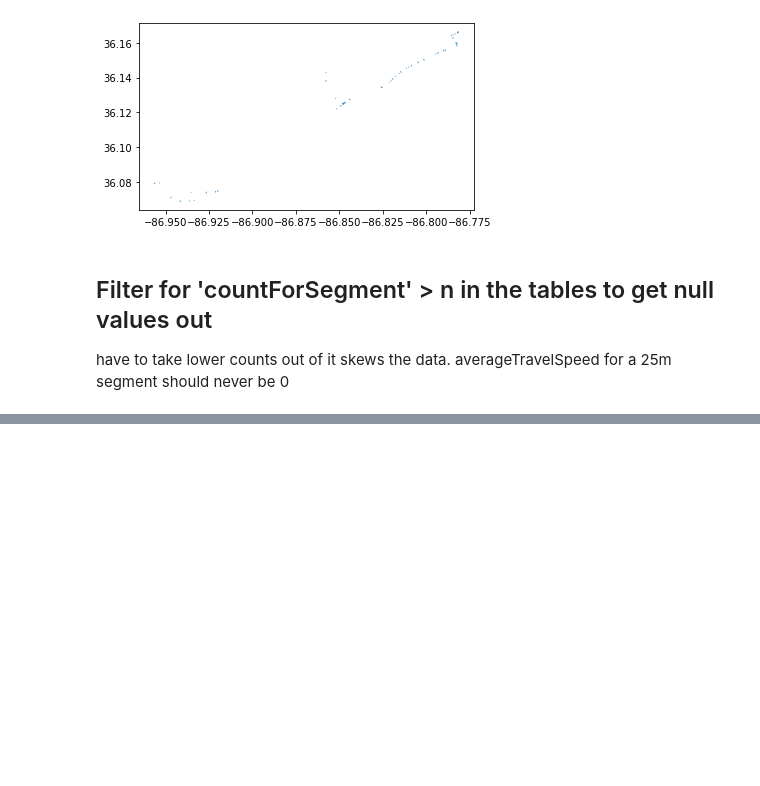
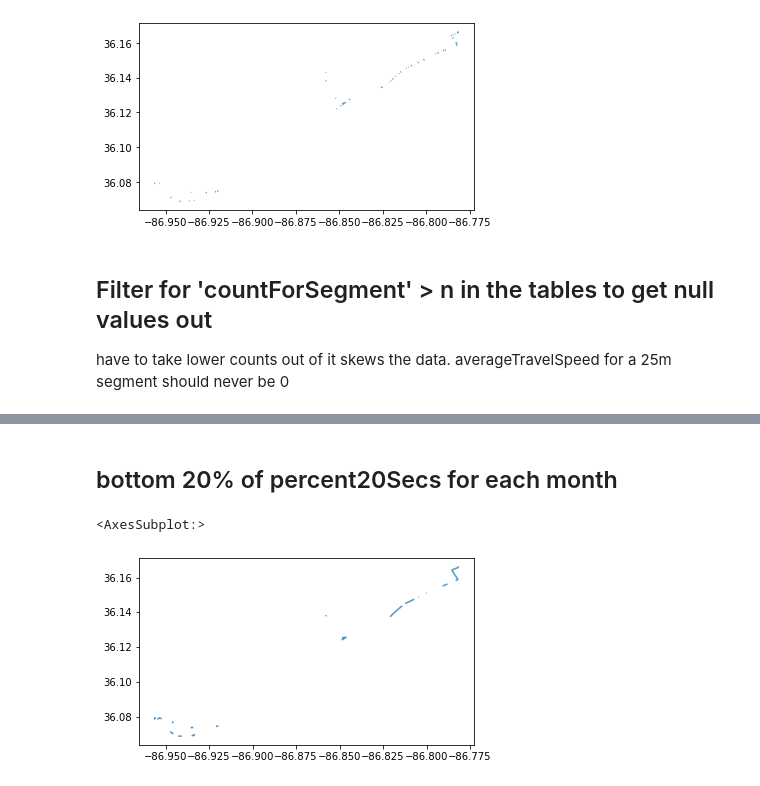
Before and after one commit to dkhamken/wego_dda7_cruella, a Jupyter notebook: notebooks/wegor3update.ipynb, the cells around one changed output, grey strips where cells are left out. Cells and saved outputs as stored; diff of their text form; code cells hidden in the pictures; blank space fills up the shorter version.

```diff
--- a/notebooks/wegor3update.ipynb
+++ b/notebooks/wegor3update.ipynb
@@ -303,0 +296,5 @@ r3june['countForSegment'].max()/2
+# %%
+r3april = r3april[r3april['countForSegment'] > 25]
+r3may = r3may[r3may['countForSegment'] > 25]
+r3june = r3june[r3june['countForSegment'] > 25]
+r3july = r3july[r3july['countForSegment'] > 25]
@@ -303,0 +313,8 @@ r3june['countForSegment'].max()/2
+# %% [markdown]
+##  bottom 20% of percent20Secs for each month
+# %%
+r3aprilb20 = r3april[r3april['percent20Secs'] > np.quantile(r3april['percent20Secs'], .80)]
+r3aprilb20.plot()
+# %% [output]
+<AxesSubplot:>
+[figure, added]
```
Also changed, not shown: parts of 7 cells of this notebook, 2 other files.
